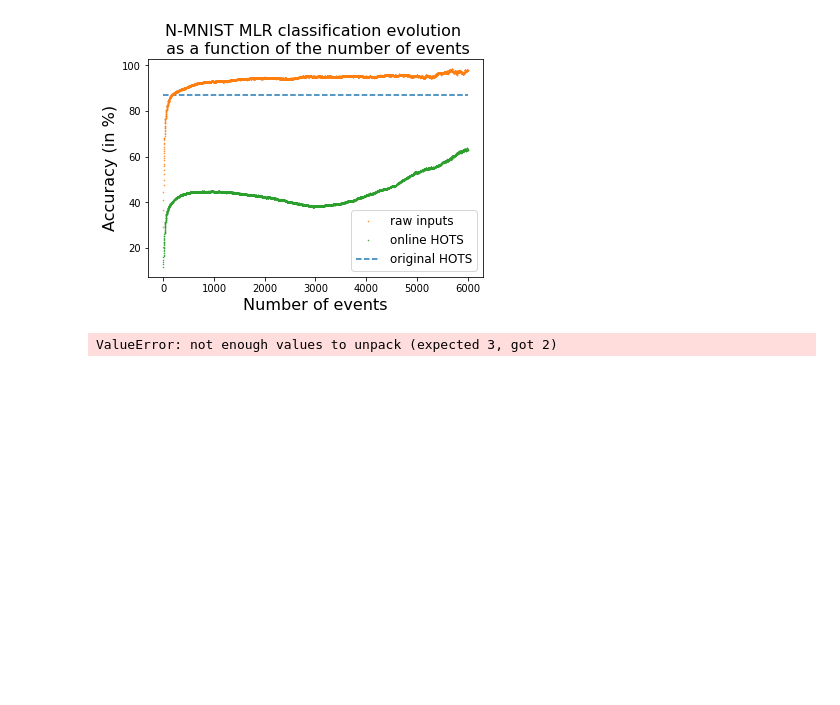
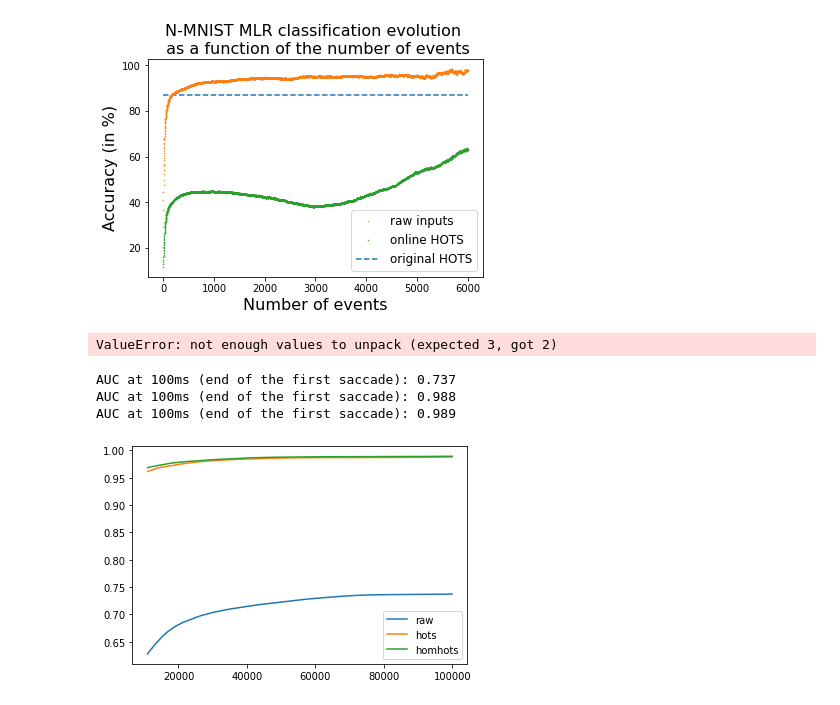
Before and after one commit to SpikeAI/HOTS, a Jupyter notebook: notebooks/RESULTS_03_NMNIST.ipynb, the cells around one changed output. Saved outputs shown, nothing was run; the diff lists cells and outputs as text; code cells hidden in the pictures; blank space fills up the shorter version.

```diff
--- a/notebooks/RESULTS_03_NMNIST.ipynb
+++ b/notebooks/RESULTS_03_NMNIST.ipynb
@@ -427,3 +427,18 @@ for namnum, name in enumerate(namelist):
     plt.legend()
 # %% [output]
 ValueError: not enough values to unpack (expected 3, got 2)
+# %%
+f_name = f'{record_path}{timestr}_LR_results_{nbclust}_{nb_train}_{nb_test}_1_AUC.pkl'
+with open(f_name, 'rb') as file:
+    results = pickle.load(file)
+
+namelist = ['raw', 'hots', 'homhots']
+for namnum, name in enumerate(namelist):
+    plt.plot(results[0][0], results[0][namnum+1], label=name)
+    plt.legend()
+    print(f'AUC at 100ms (end of the first saccade): {np.round(results[0][namnum+1][-1],3)}')
+# %% [output]
+AUC at 100ms (end of the first saccade): 0.737
+AUC at 100ms (end of the first saccade): 0.988
+AUC at 100ms (end of the first saccade): 0.989
+[figure, added]
```
Also changed, not shown: 3 other files.
